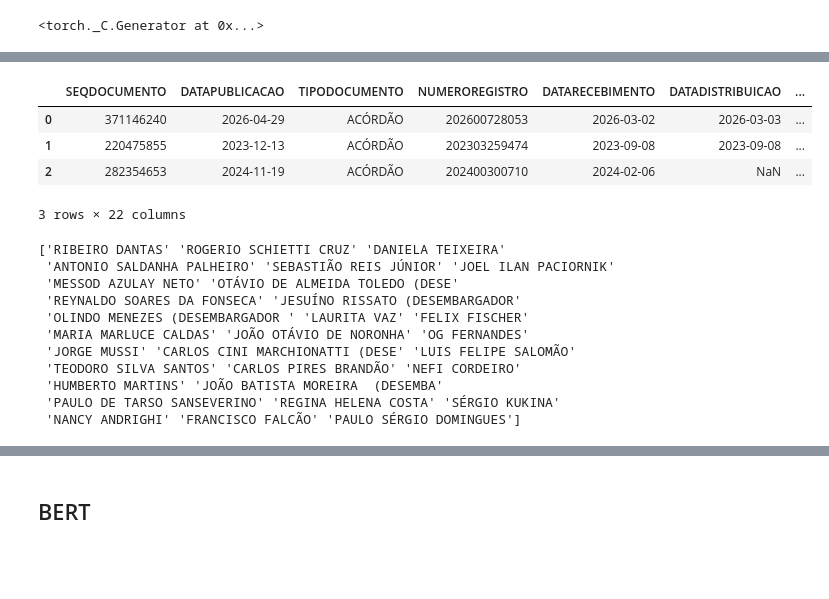
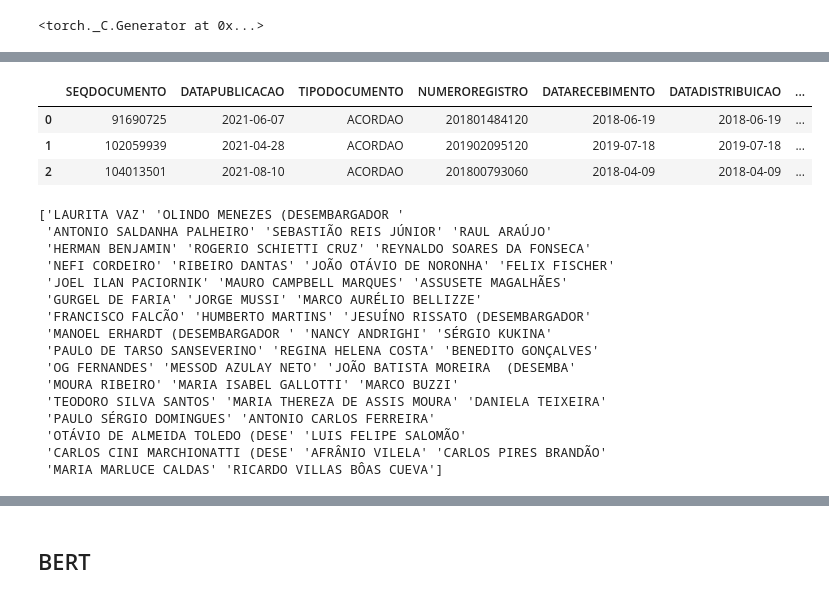
Before and after one commit to acporto16/PUCPRExtracaoDadosAbertosSTJ, a Jupyter notebook: models_cuda_pucpr/classification_decision_bert_report.ipynb, the cells around one changed output, grey strips where cells are left out. Saved outputs shown, nothing was run; the diff lists cells and outputs as text; code cells hidden in the pictures; blank space fills up the shorter version.

```diff
--- a/models_cuda_pucpr/classification_decision_bert_report.ipynb
+++ b/models_cuda_pucpr/classification_decision_bert_report.ipynb
@@ -90,18 +88,25 @@ Drive already mounted at /content/drive; to attempt to forcibly remount, call dr
 # %run "{BASE_PATH_GENERAL}libs/preprocessing_pucpr.ipynb"
 # %%
 import pandas as pd
+import os
 
-# Define file paths
-file_path = f"{BASE_PATH_DATASET}preprocessed_acordaos_HC_undersampling_2021_2026.csv"
+# Define the correct file path
+#file_path = f"{BASE_PATH_DATASET}preprocessed_acordaos_HC_undersampling_2021_2026.csv"
+file_path = f"{BASE_PATH_DATASET}preprocessed_acordaos_HC_geral_.csv"
 
-# Load each CSV file into a dataframe
-try:
-    df = pd.read_csv(file_path, sep=';')
-    print(f"Successfully loaded {file_path} into dataframe 'preprocessed ACÓRDÃOS 2025'")
-    print(df.shape)
-    display(df.head(3))
-except FileNotFoundError:
-    print(f"Error: File not found at {file_path}")
-except Exception as e:
-    print(f"An error occurred while loading {file_path}: {e}")
+df = None
+loaded_from = None
+
+if os.path.exists(file_path):
+    try:
+        df = pd.read_csv(file_path, sep=';')
+        loaded_from = file_path
+        print(f"✅ Arquivo carregado com sucesso de: {file_path}")
+        print(f"Shape: {df.shape}")
+        display(df.head(3))
+    except Exception as e:
+        print(f"❌ Erro ao ler {file_path}: {e}")
+else:
+    print(f"⚠️ Arquivo CSV não encontrado no caminho: {file_path}")
+    print("Por favor, verifique se o arquivo existe ou o caminho está correto.")
 # %% [output]
@@ -110,24 +115,28 @@ Successfully loaded /content/drive/MyDrive/_Mestrado PUCPR/Datasets/preprocessed
 |  | SEQDOCUMENTO | DATAPUBLICACAO | TIPODOCUMENTO | NUMEROREGISTRO | DATARECEBIMENTO | DATADISTRIBUICAO | ... |
-| 0 | 371146240 | 2026-04-29 | ACÓRDÃO | 202600728053 | 2026-03-02 | 2026-03-03 | ... |
-| 1 | 220475855 | 2023-12-13 | ACÓRDÃO | 202303259474 | 2023-09-08 | 2023-09-08 | ... |
-| 2 | 282354653 | 2024-11-19 | ACÓRDÃO | 202400300710 | 2024-02-06 | NaN | ... |
+| 0 | 91690725 | 2021-06-07 | ACORDAO | 201801484120 | 2018-06-19 | 2018-06-19 | ... |
+| 1 | 102059939 | 2021-04-28 | ACORDAO | 201902095120 | 2019-07-18 | 2019-07-18 | ... |
+| 2 | 104013501 | 2021-08-10 | ACORDAO | 201800793060 | 2018-04-09 | 2018-04-09 | ... |
-3 rows × 22 columns
 # %%
 #Listar os nomes unícos dos ministros
 ministros_unicos = df['MINISTRO'].unique()
 print(ministros_unicos)
 # %% [output]
-['RIBEIRO DANTAS' 'ROGERIO SCHIETTI CRUZ' 'DANIELA TEIXEIRA'
- 'ANTONIO SALDANHA PALHEIRO' 'SEBASTIÃO REIS JÚNIOR' 'JOEL ILAN PACIORNIK'
- 'MESSOD AZULAY NETO' 'OTÁVIO DE ALMEIDA TOLEDO (DESE'
- 'REYNALDO SOARES DA FONSECA' 'JESUÍNO RISSATO (DESEMBARGADOR'
- 'OLINDO MENEZES (DESEMBARGADOR ' 'LAURITA VAZ' 'FELIX FISCHER'
- 'MARIA MARLUCE CALDAS' 'JOÃO OTÁVIO DE NORONHA' 'OG FERNANDES'
- 'JORGE MUSSI' 'CARLOS CINI MARCHIONATTI (DESE' 'LUIS FELIPE SALOMÃO'
- 'TEODORO SILVA SANTOS' 'CARLOS PIRES BRANDÃO' 'NEFI CORDEIRO'
- 'HUMBERTO MARTINS' 'JOÃO BATISTA MOREIRA  (DESEMBA'
- 'PAULO DE TARSO SANSEVERINO' 'REGINA HELENA COSTA' 'SÉRGIO KUKINA'
- 'NANCY ANDRIGHI' 'FRANCISCO FALCÃO' 'PAULO SÉRGIO DOMINGUES']
+['LAURITA VAZ' 'OLINDO MENEZES (DESEMBARGADOR '
+ 'ANTONIO SALDANHA PALHEIRO' 'SEBASTIÃO REIS JÚNIOR' 'RAUL ARAÚJO'
+ 'HERMAN BENJAMIN' 'ROGERIO SCHIETTI CRUZ' 'REYNALDO SOARES DA FONSECA'
+ 'NEFI CORDEIRO' 'RIBEIRO DANTAS' 'JOÃO OTÁVIO DE NORONHA' 'FELIX FISCHER'
+ 'JOEL ILAN PACIORNIK' 'MAURO CAMPBELL MARQUES' 'ASSUSETE MAGALHÃES'
+ 'GURGEL DE FARIA' 'JORGE MUSSI' 'MARCO AURÉLIO BELLIZZE'
+ 'FRANCISCO FALCÃO' 'HUMBERTO MARTINS' 'JESUÍNO RISSATO (DESEMBARGADOR'
+ 'MANOEL ERHARDT (DESEMBARGADOR ' 'NANCY ANDRIGHI' 'SÉRGIO KUKINA'
+ 'PAULO DE TARSO SANSEVERINO' 'REGINA HELENA COSTA' 'BENEDITO GONÇALVES'
+ 'OG FERNANDES' 'MESSOD AZULAY NETO' 'JOÃO BATISTA MOREIRA  (DESEMBA'
+ 'MOURA RIBEIRO' 'MARIA ISABEL GALLOTTI' 'MARCO BUZZI'
+ 'TEODORO SILVA SANTOS' 'MARIA THEREZA DE ASSIS MOURA' 'DANIELA TEIXEIRA'
+ 'PAULO SÉRGIO DOMINGUES' 'ANTONIO CARLOS FERREIRA'
+ 'OTÁVIO DE ALMEIDA TOLEDO (DESE' 'LUIS FELIPE SALOMÃO'
+ 'CARLOS CINI MARCHIONATTI (DESE' 'AFRÂNIO VILELA' 'CARLOS PIRES BRANDÃO'
+ 'MARIA MARLUCE CALDAS' 'RICARDO VILLAS BÔAS CUEVA']
 # %%
 import matplotlib.pyplot as plt
 import seaborn as sns
```
Also changed, not shown: parts of 38 cells of this notebook.
